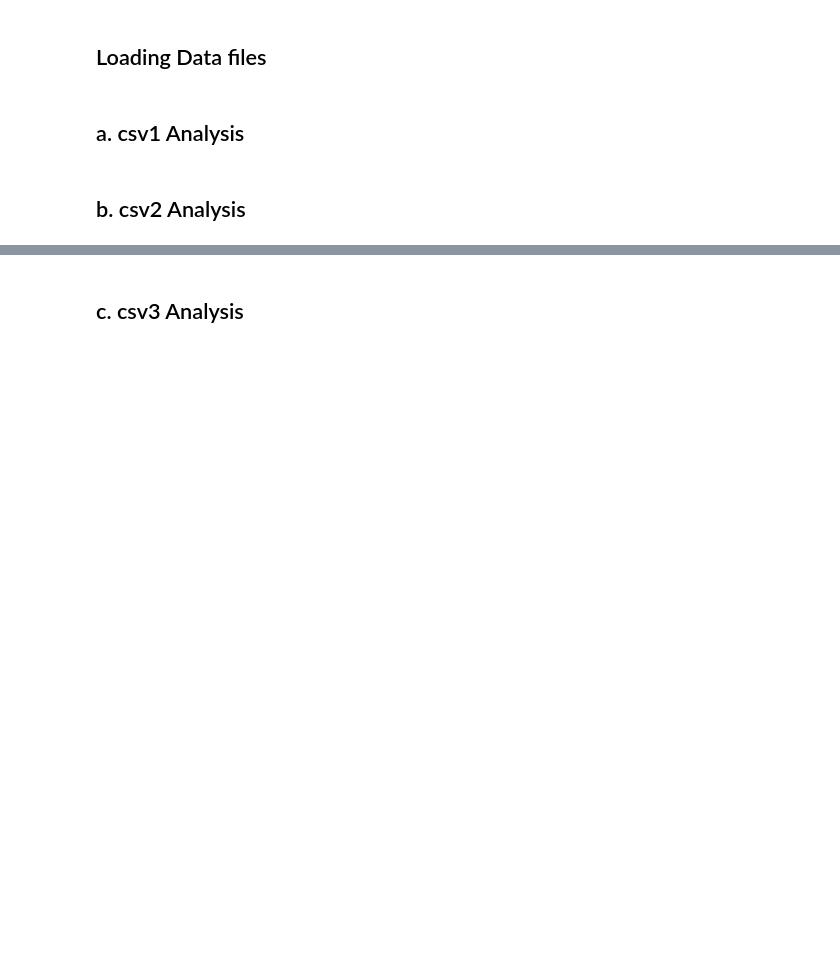
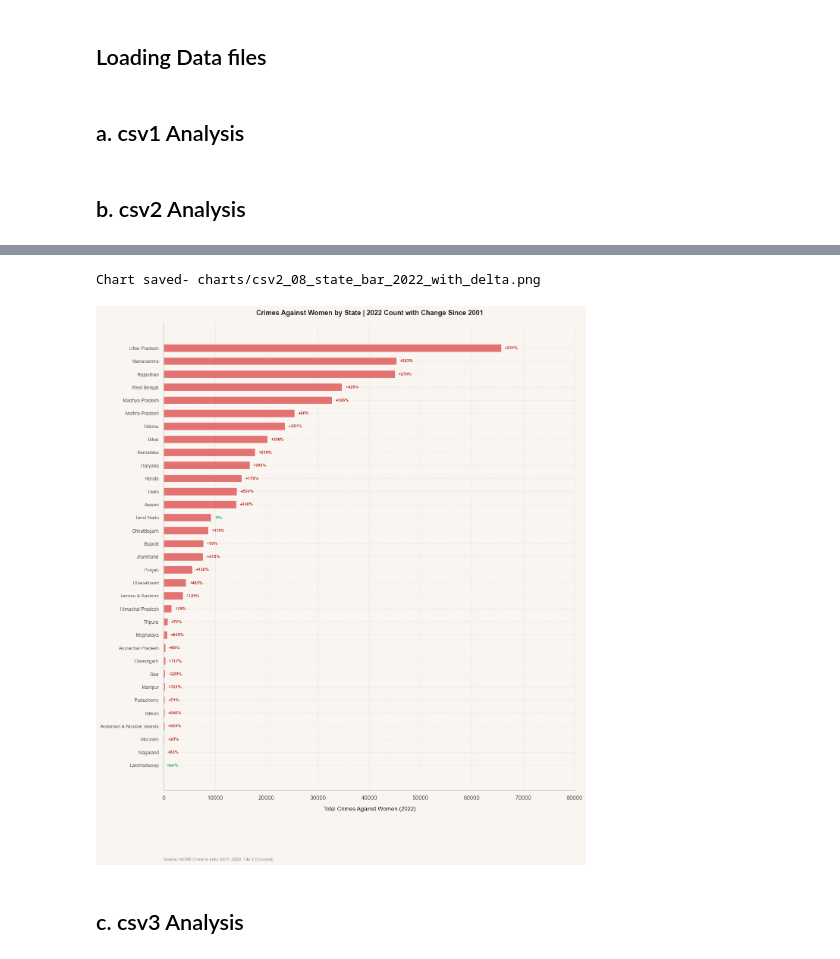
Before and after one commit to bhavya25-ds/The-Committee-Will-Look-Into-It, a Jupyter notebook: 02_Gender_Injustice/03_01_Analysis.ipynb, the cells around one changed output, grey strips where cells are left out. Saved outputs shown, nothing was run; the diff lists cells and outputs as text; code cells hidden in the pictures; blank space fills up the shorter version.

```diff
--- a/02_Gender_Injustice/03_01_Analysis.ipynb
+++ b/02_Gender_Injustice/03_01_Analysis.ipynb
@@ -665,6 +675,9 @@ pivot_s = (
 )
 
 pivot_s["delta_pct"] = ((pivot_s[2022] - pivot_s[2001]) / pivot_s[2001]) * 100
+pivot_s["delta_pct"] = pivot_s["delta_pct"].replace(
+    [float("inf"), -float("inf")], np.nan
+)
 
 u.set_style()
 fig, ax = plt.subplots(figsize=(14, 16))
@@ -685,33 +698,36 @@ ax.set_yticklabels(pivot_s.index, fontsize=9)
 ax.set_xlabel("Total Crimes Against Women (2022)", fontsize=11)
 ax.set_title(
     "Crimes Against Women by State | 2022 Count with Change Since 2001",
     fontsize=13, fontweight="bold", pad=15
 )
 ax.xaxis.set_major_formatter(mticker.FuncFormatter(u.lakh_formatter))
 
 # Delta labels — placed just after bar end
 x_max = pivot_s[2022].max()
 for i, (_, row) in enumerate(pivot_s.iterrows()):
     delta = row["delta_pct"]
     sign  = "+" if delta >= 0 else ""
     color = "#c0392b" if delta >= 0 else "#27ae60"
     ax.text(
         row[2022] + x_max * 0.01,   # small offset from bar tip
         i,
         f"{sign}{delta:.0f}%",
         va="center",
         ha="left",
         fontsize=8,
         fontweight="bold",
         color=color,
     )
 
 # Extra right margin so delta labels don't get clipped
 ax.set_xlim(right=x_max * 1.22)
 
 u.add_source(ax, "NCRB Crime in India 2001–2022, File 2 (Cleaned)")
 u.save_fig(fig, "charts", "csv2_08_state_bar_2022_with_delta.png")
 plt.show()
+# %% [output]
+Chart saved- charts/csv2_08_state_bar_2022_with_delta.png
+[figure, added]
 # %% [markdown]
 ## c. csv3 Analysis
 # %%
```
Also changed, not shown: parts of 4 cells of this notebook, 5 other files.
